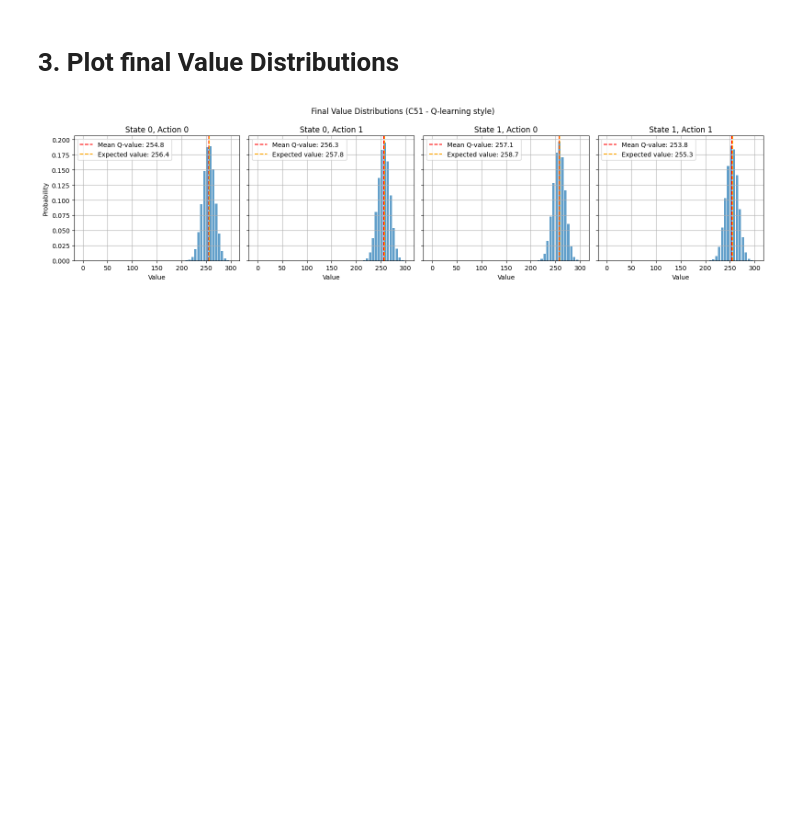
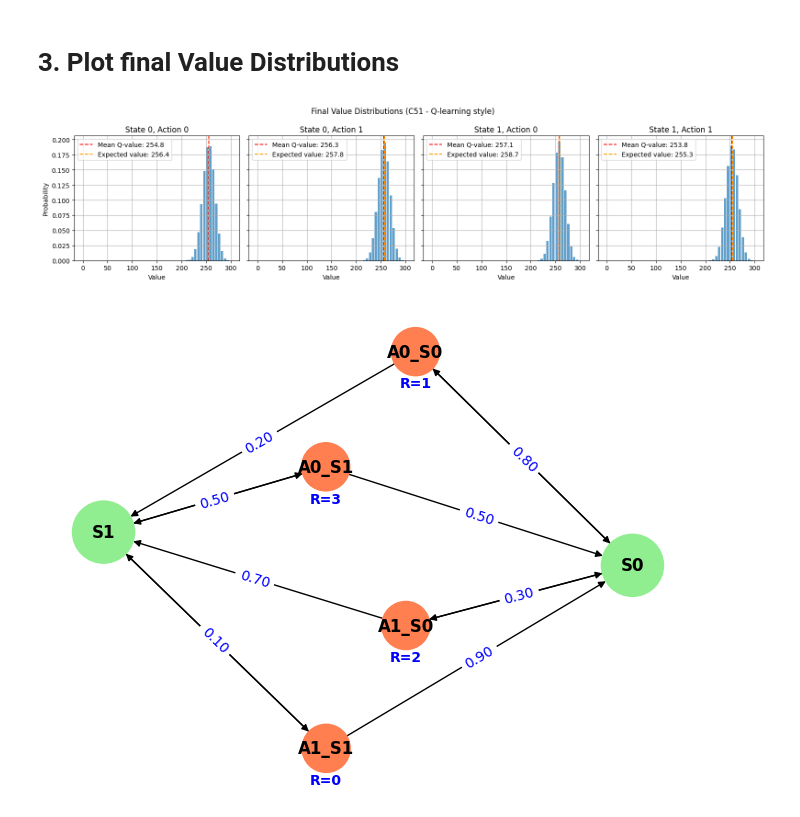
Before and after one commit to JuCarv-bit/reinforcement-learning-project, a Jupyter notebook: c51-3.ipynb, the cells around one changed output. Cells and saved outputs as stored; diff of their text form; code cells hidden in the pictures; blank space fills up the shorter version.

Commit message:
add the code for visualization

```diff
--- a/c51-3.ipynb
+++ b/c51-3.ipynb
@@ -175,3 +175,60 @@ plt.tight_layout()
 plt.show()
 # %% [output]
 [figure]
+# %%
+import matplotlib.pyplot as plt
+import networkx as nx
+
+G = nx.DiGraph()
+
+states = ["S0", "S1"]
+actions = ["A0_S0", "A1_S0", "A0_S1", "A1_S1"]
+
+node_colors = {"S0": "lightgreen", "S1": "lightgreen",
+               "A0_S0": "coral", "A1_S0": "coral",
+               "A0_S1": "coral", "A1_S1": "coral"}
+node_sizes = {"S0": 2000, "S1": 2000,
+              "A0_S0": 1200, "A1_S0": 1200,
+              "A0_S1": 1200, "A1_S1": 1200}
+
+for node in states + actions:
+    G.add_node(node, size=node_sizes[node], color=node_colors[node])
+
+# Define transitions (edges) with probabilities
+transitions = {
+    "S0": ["A0_S0", "A1_S0"],
+    "S1": ["A0_S1", "A1_S1"],
+    "A0_S0": [("S0", 0.8), ("S1", 0.2)],
+    "A1_S0": [("S0", 0.3), ("S1", 0.7)],
+    "A0_S1": [("S0", 0.5), ("S1", 0.5)],
+    "A1_S1": [("S0", 0.9), ("S1", 0.1)]
+}
+
+edge_labels = {}
+for src, targets in transitions.items():
+    for target in targets:
+        if isinstance(target, tuple):
+            G.add_edge(src, target[0])
+            edge_labels[(src, target[0])] = f"{target[1]:.2f}"
+        else:  # State to action transition
+            G.add_edge(src, target)
+
+# Define rewards for actions
+rewards = {"A0_S0": 1, "A1_S0": 2, "A0_S1": 3, "A1_S1": 0}
+
+pos = nx.spring_layout(G, seed=42)
+
+node_colors_list = [node_colors[node] for node in G.nodes]
+node_sizes_list = [node_sizes[node] for node in G.nodes]
+nx.draw(G, pos, with_labels=True, node_size=node_sizes_list, node_color=node_colors_list,
+        edge_color="black", font_size=12, font_weight="bold")
+
+nx.draw_networkx_edge_labels(G, pos, edge_labels=edge_labels, font_size=10, font_color="blue")
+
+reward_labels = {node: f"R={rewards[node]}" for node in rewards}
+reward_pos = {key: (pos[key][0], pos[key][1] - 0.12) for key in reward_labels.keys()}
+nx.draw_networkx_labels(G, reward_pos, labels=reward_labels, font_color="blue", font_size=10, font_weight="bold")
+
+plt.show()
+# %% [output]
+[figure, added]
```
